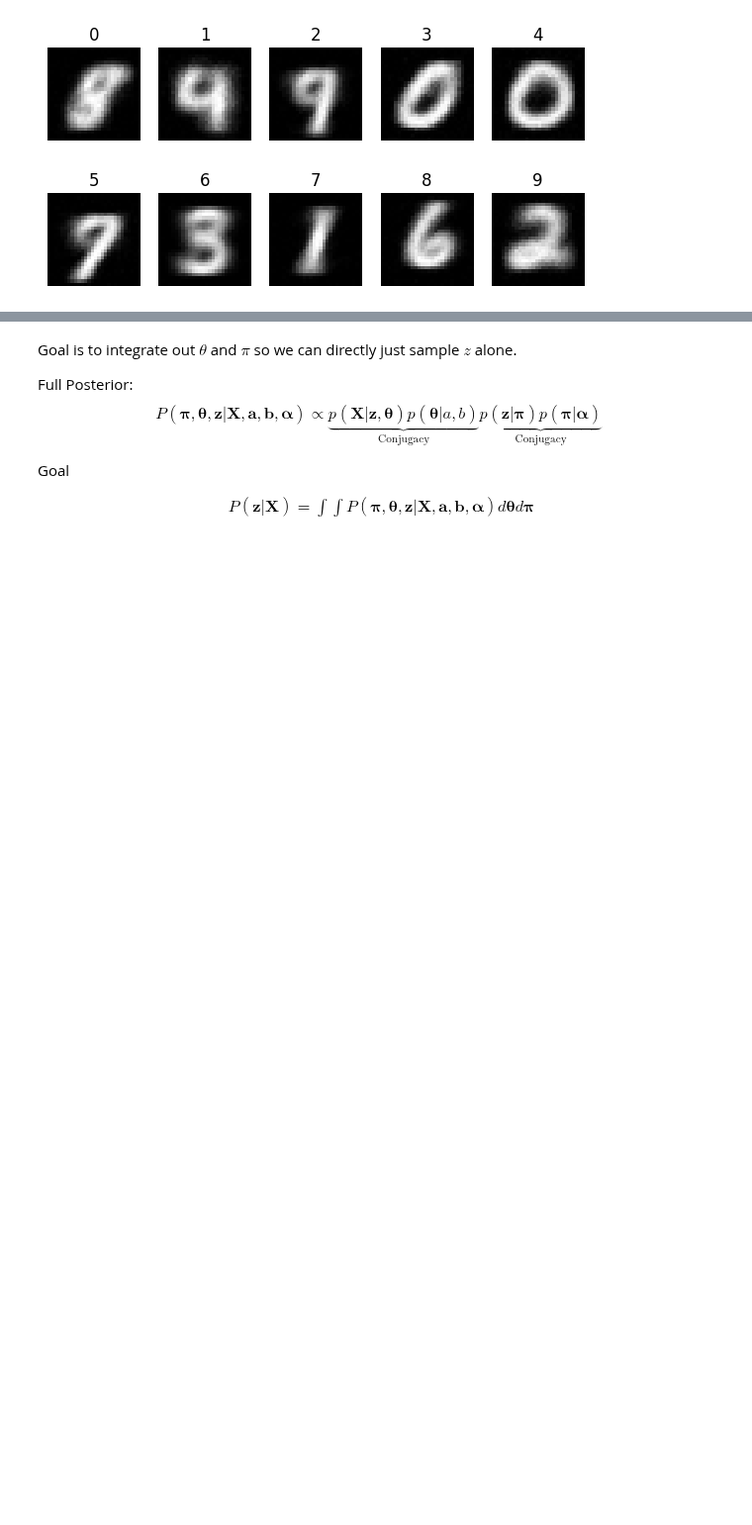
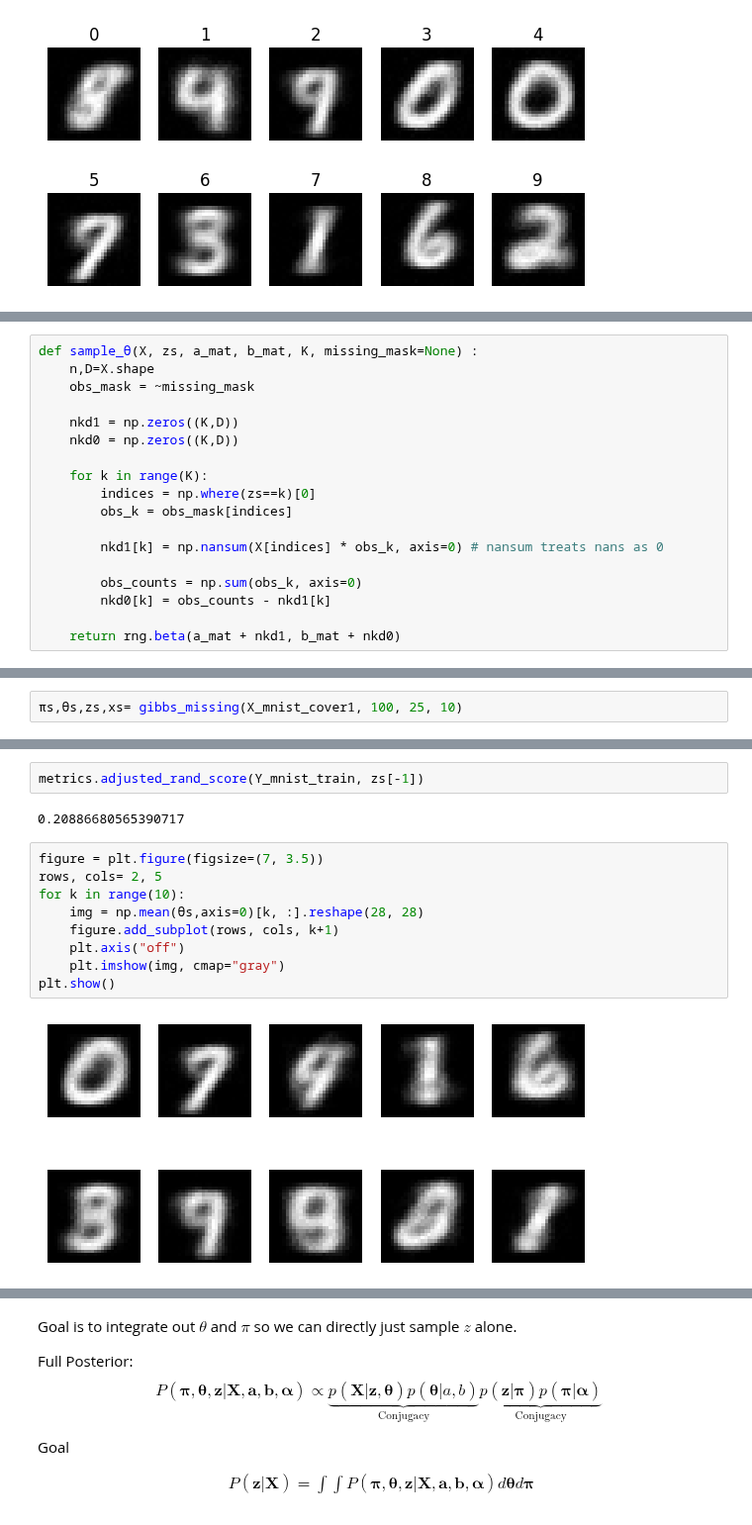
Before and after one commit to jimmyjz1127/bayesian-mixture-model-missing-data, a Jupyter notebook: Week3/MixedBernMCMC.ipynb, the cells around one changed output, grey strips where cells are left out. Shown at 99% size. Drawn from its saved outputs; the diff is of its cells as text; blank space fills up the shorter version.

Commit message:
Implemented basic working version of missing data gibbs

```diff
--- a/Week3/MixedBernMCMC.ipynb
+++ b/Week3/MixedBernMCMC.ipynb
@@ -206,0 +249,18 @@ plt.show()
+# %%
+def sample_θ(X, zs, a_mat, b_mat, K, missing_mask=None) :
+    n,D=X.shape
+    obs_mask = ~missing_mask
+
+    nkd1 = np.zeros((K,D))
+    nkd0 = np.zeros((K,D))
+
+    for k in range(K):
+        indices = np.where(zs==k)[0]
+        obs_k = obs_mask[indices]
+
+        nkd1[k] = np.nansum(X[indices] * obs_k, axis=0) # nansum treats nans as 0
+
+        obs_counts = np.sum(obs_k, axis=0)
+        nkd0[k] = obs_counts - nkd1[k]
+
+    return rng.beta(a_mat + nkd1, b_mat + nkd0)
@@ -206,0 +319,2 @@ plt.show()
+# %%
+πs,θs,zs,xs= gibbs_missing(X_mnist_cover1, 100, 25, 10)
@@ -206,0 +334,15 @@ plt.show()
+# %%
+metrics.adjusted_rand_score(Y_mnist_train, zs[-1])
+# %% [output]
+0.20886680565390717
+# %%
+figure = plt.figure(figsize=(7, 3.5))
+rows, cols= 2, 5
+for k in range(10):
+    img = np.mean(θs,axis=0)[k, :].reshape(28, 28)
+    figure.add_subplot(rows, cols, k+1)
+    plt.axis("off")
+    plt.imshow(img, cmap="gray")
+plt.show()
+# %% [output]
+[figure, added]
```
Also changed, not shown: parts of 17 cells of this notebook.
